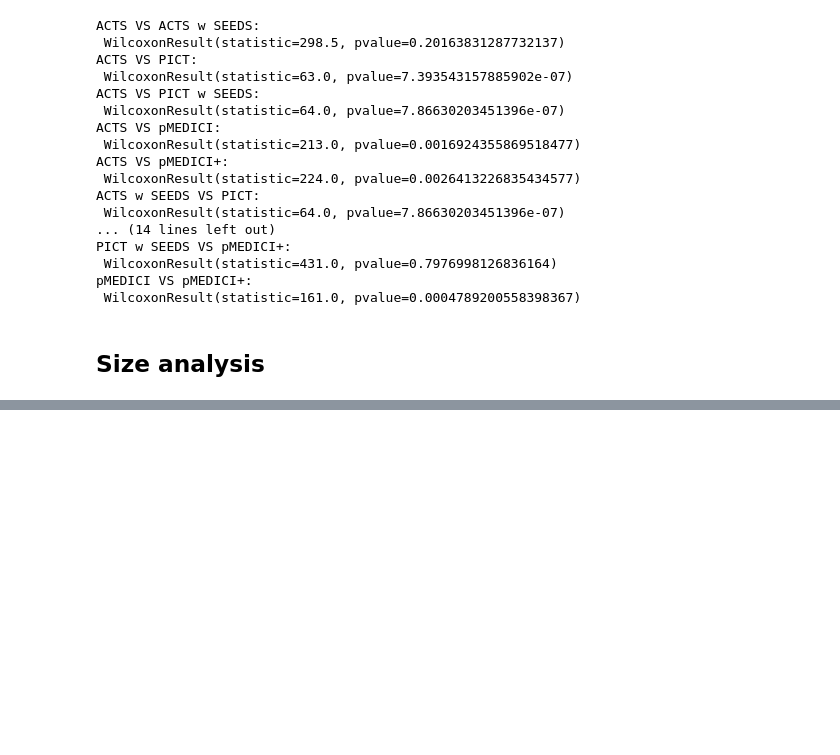
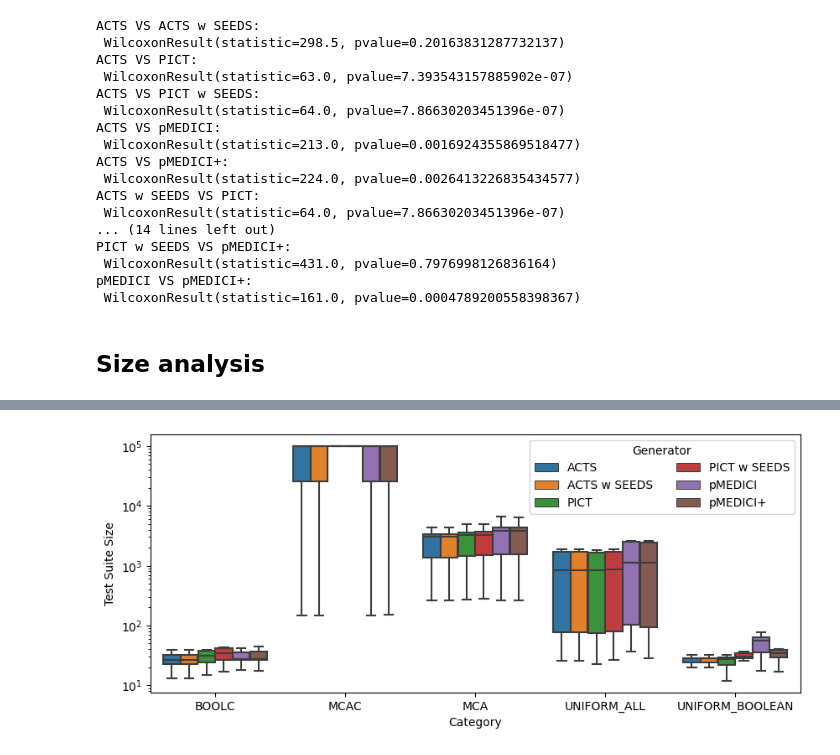
Before and after one commit to fmselab/ct-tools, a Jupyter notebook: IncrementalCitGeneration/experiments/AnalysisExperimentsSINC.ipynb, the cells around one changed output, grey strips where cells are left out. Drawn from its saved outputs; the diff is of its cells as text; code cells hidden in the pictures; blank space fills up the shorter version.

```diff
--- a/IncrementalCitGeneration/experiments/AnalysisExperimentsSINC.ipynb
+++ b/IncrementalCitGeneration/experiments/AnalysisExperimentsSINC.ipynb
@@ -194,3 +197,7 @@ plotByCategory('UNIFORM_BOOLEAN', 'Size')
+# %%
+plotByCategory(dfFiltered, 'Size')
+# %% [output]
+[figure, added]
 # %%
 # Execute a Wilcoxon Signed-Rank test among each couple of Generators investigating the TSTime
 generators = dfTSSize['Generator'].unique()
```
Also changed, not shown: parts of 7 cells of this notebook, 19 other files.
